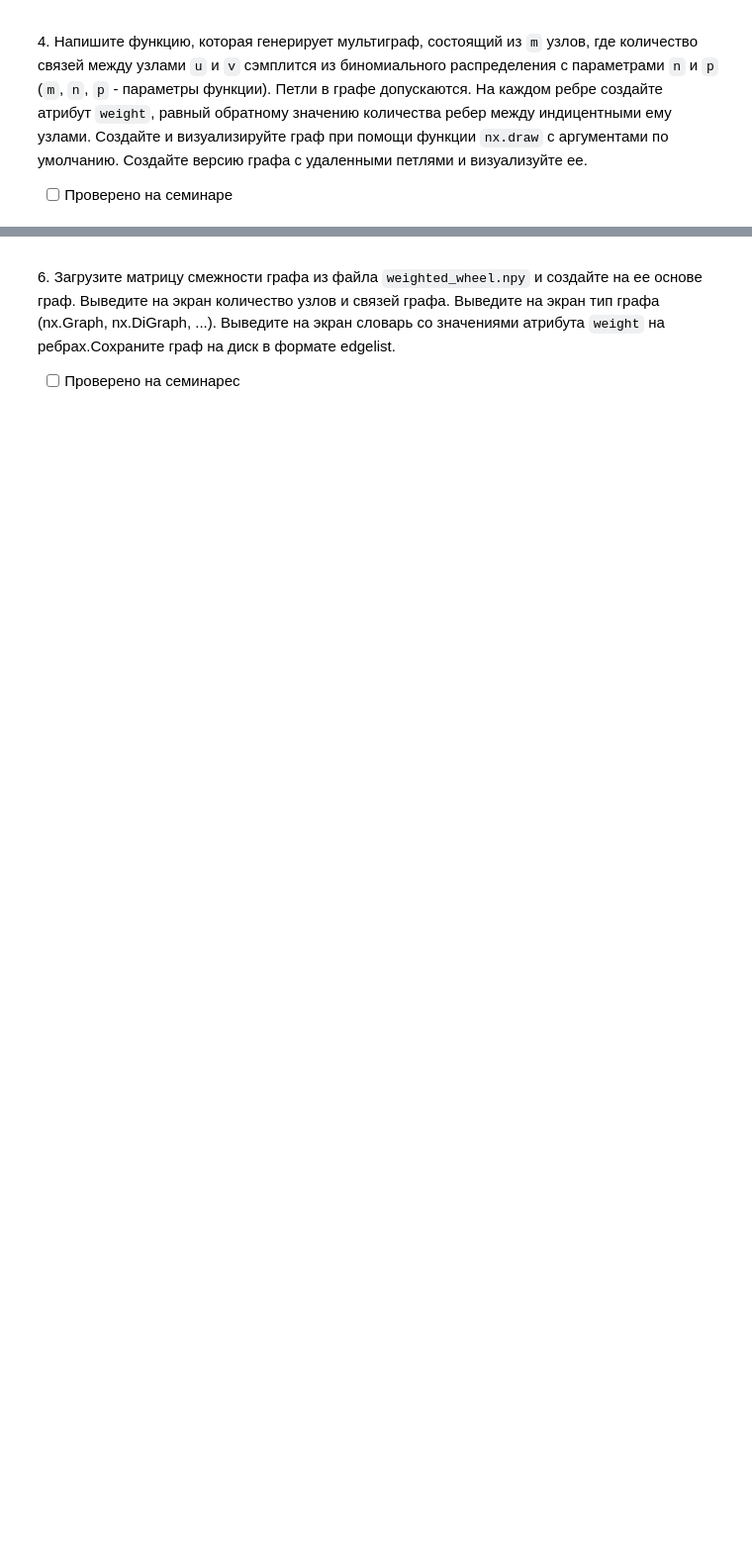
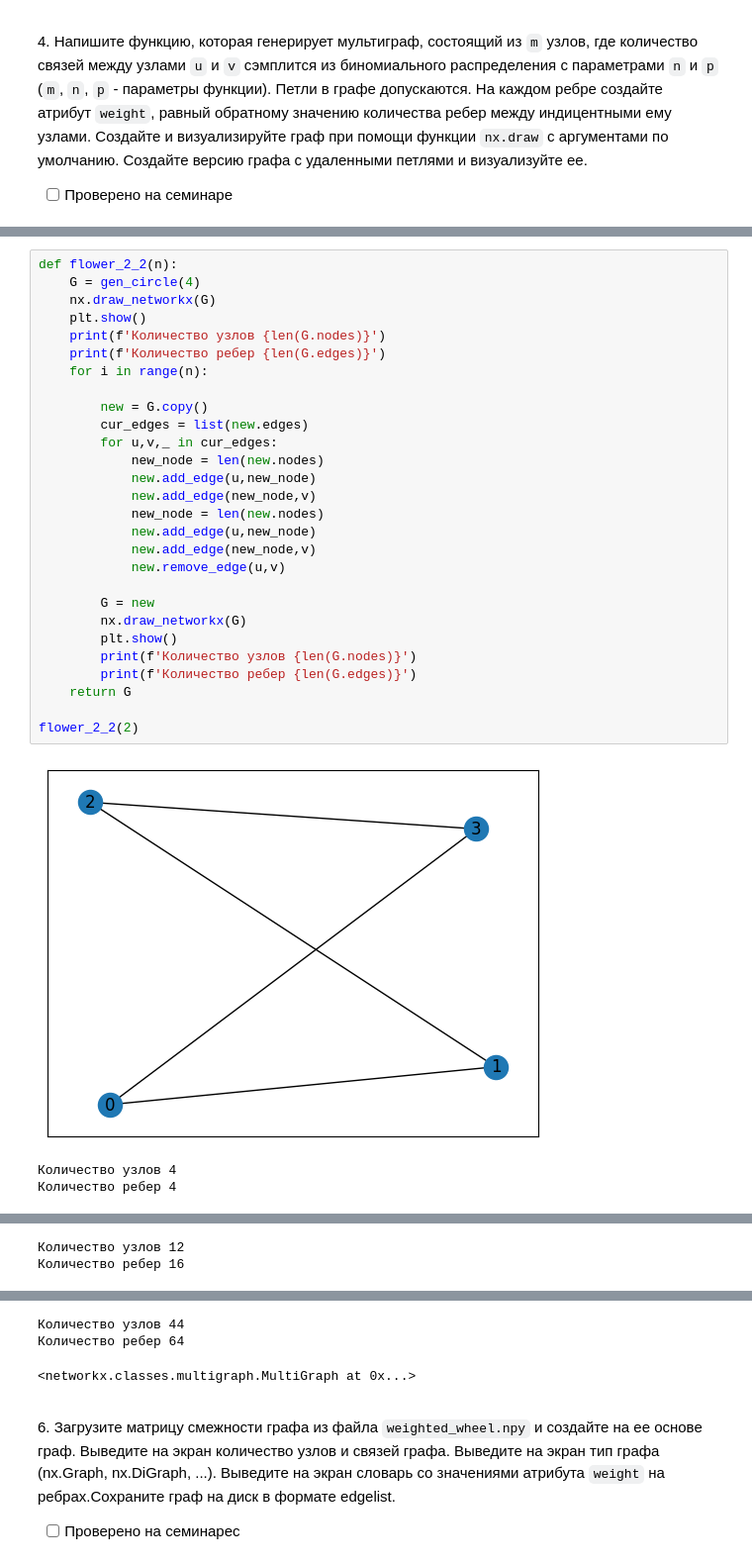
Before and after one commit to Ackrome/FU, a Jupyter notebook: Course_3/SA(C)/01_nx_graph.ipynb, the cells around one changed output, grey strips where cells are left out. Shown at 99% size. Cells and saved outputs as stored; diff of their text form; blank space fills up the shorter version.

```diff
--- a/Course_3/SA(C)/01_nx_graph.ipynb
+++ b/Course_3/SA(C)/01_nx_graph.ipynb
@@ -185,0 +263,32 @@ nx.draw_networkx(G)
+# %%
+def flower_2_2(n):
+    G = gen_circle(4)
+    nx.draw_networkx(G)
+    plt.show()
+    print(f'Количество узлов {len(G.nodes)}')
+    print(f'Количество ребер {len(G.edges)}')
+    for i in range(n):
+
+        new = G.copy()
+        cur_edges = list(new.edges)
+        for u,v,_ in cur_edges:
+            new_node = len(new.nodes)
+            new.add_edge(u,new_node)
+            new.add_edge(new_node,v)
+            new_node = len(new.nodes)
+            new.add_edge(u,new_node)
+            new.add_edge(new_node,v)
+            new.remove_edge(u,v)
+
+        G = new
+        nx.draw_networkx(G)
+        plt.show()
+        print(f'Количество узлов {len(G.nodes)}')
+        print(f'Количество ребер {len(G.edges)}')
+    return G
+
+flower_2_2(2)
+# %% [output]
+[figure, added]
+Количество узлов 4
+Количество ребер 4
@@ -185,0 +296,2 @@ nx.draw_networkx(G)
+Количество узлов 12
+Количество ребер 16
@@ -186,3 +299,6 @@ nx.draw_networkx(G)
+Количество узлов 44
+Количество ребер 64
+<networkx.classes.multigraph.MultiGraph at 0x...>
 # %% [markdown]
 <p class="task" id="6"></p>
 
```
Also changed, not shown: parts of 10 cells of this notebook, 1 other file.
